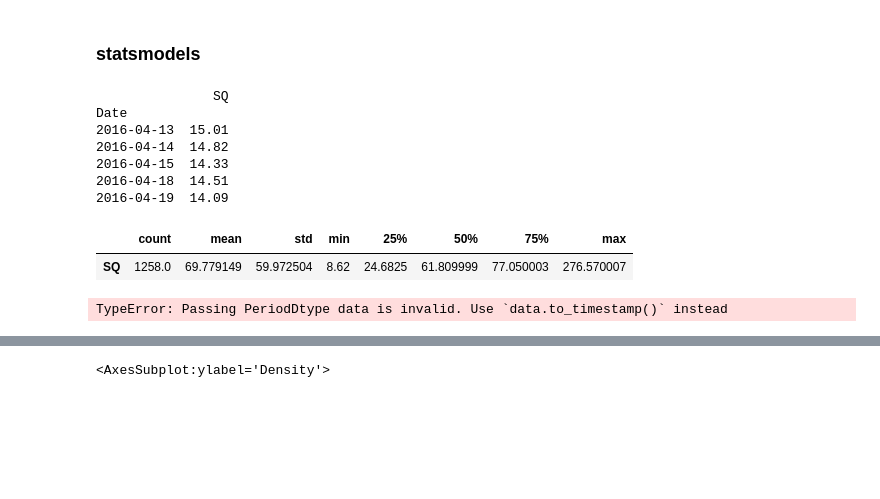
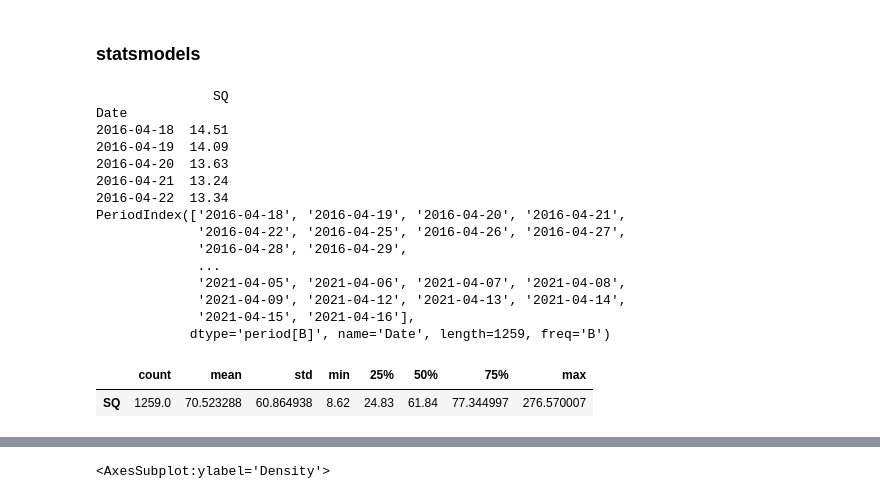
Before and after one commit to aloparev/arima, a Jupyter notebook: notebooks/ARIMA.ipynb, the cells around one changed output, grey strips where cells are left out. Cells and saved outputs as stored; diff of their text form; code cells hidden in the pictures; blank space fills up the shorter version.

```diff
--- a/notebooks/ARIMA.ipynb
+++ b/notebooks/ARIMA.ipynb
@@ -291,21 +291,29 @@ import statsmodels.api as sm
 from statsmodels.tsa.seasonal import seasonal_decompose
 # %%
 sqdf = pd.DataFrame(df[square]) # avoid auto boxing into series
+
+sqdf.index = pd.DatetimeIndex(sqdf.index).to_period('B')
+# set index frequency to daily business, as it was string
+
 print(sqdf.head())
+print(sqdf.index)
 sqdf.describe().T # same as transpose()
 # %% [output]
                SQ
 Date
-2016-04-13  15.01
-2016-04-14  14.82
-2016-04-15  14.33
 2016-04-18  14.51
 2016-04-19  14.09
+2016-04-20  13.63
+2016-04-21  13.24
+2016-04-22  13.34
+PeriodIndex(['2016-04-18', '2016-04-19', '2016-04-20', '2016-04-21',
+             '2016-04-22', '2016-04-25', '2016-04-26', '2016-04-27',
+             '2016-04-28', '2016-04-29',
+             ...
+             '2021-04-05', '2021-04-06', '2021-04-07', '2021-04-08',
+             '2021-04-09', '2021-04-12', '2021-04-13', '2021-04-14',
+             '2021-04-15', '2021-04-16'],
+            dtype='period[B]', name='Date', length=1259, freq='B')
 |  | count | mean | std | min | 25% | 50% | 75% | max |
-| SQ | 1258.0 | 69.779149 | 59.972504 | 8.62 | 24.6825 | 61.809999 | 77.050003 | 276.570007 |
+| SQ | 1259.0 | 70.523288 | 60.864938 | 8.62 | 24.83 | 61.84 | 77.344997 | 276.570007 |
-# %%
-sqdf.index = pd.DatetimeIndex(sqdf.index).to_period('D') # set index frequency to daily, as it was string
-sqdf.index
-# %% [output]
-TypeError: Passing PeriodDtype data is invalid. Use `data.to_timestamp()` instead
 # %%
```
Also changed, not shown: parts of 37 cells of this notebook.
